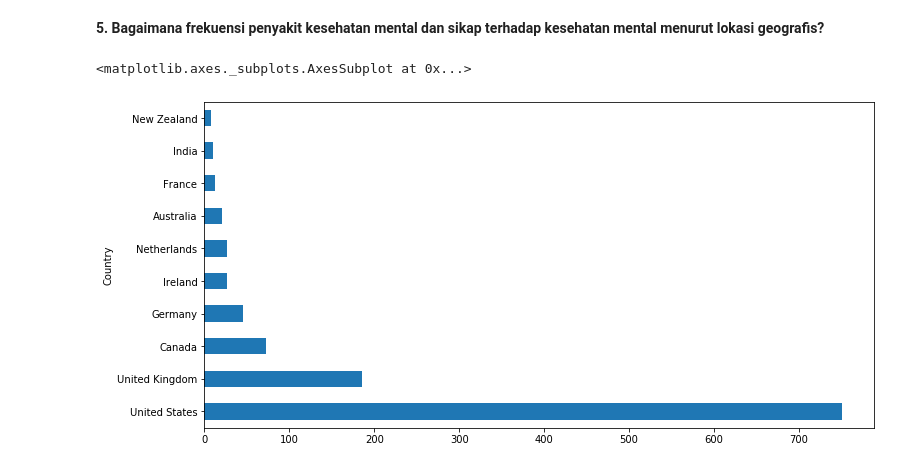
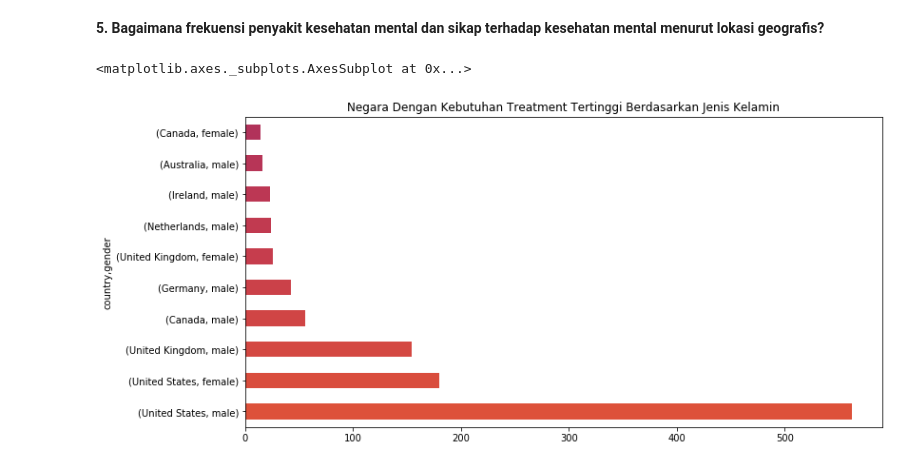
Before and after one commit to moerezapa/Visualisasi-Informasi, a Jupyter notebook: FPVIS_ZapLudia.ipynb, the cells around one changed output. Cells and saved outputs as stored; diff of their text form; code cells hidden in the pictures.

Commit message:
Visualization Update

```diff
--- a/FPVIS_ZapLudia.ipynb
+++ b/FPVIS_ZapLudia.ipynb
@@ -119,0 +140,3 @@ sns.lineplot('year','suicides_no',hue='age',style='age',data=df,hue_norm=LogNorm
+# %%
+data_mentalhealth['self_employed'] = data_mentalhealth['self_employed'].replace([defaultString], 'No')
+#print(data_mentalhealth['self_employed'].unique())
@@ -120,3 +146,6 @@ sns.lineplot('year','suicides_no',hue='age',style='age',data=df,hue_norm=LogNorm
+# %%
+data_mentalhealth['work_interfere'] = data_mentalhealth['work_interfere'].replace([defaultString], 'Don\'t know' )
+#print(data_mentalhealth['work_interfere'].unique())
 # %% [markdown]
 **1. Apakah penyakit kesehatan mental lebih sering terjadi pada pekerja IT dibandingkan dengan yang non-IT?**
 # %%
@@ -242,10 +271,10 @@ Text(0.5, 1.0, 'Jumlah Karyawan vs Layanan Perawatan')
 # %% [markdown]
 **3. Bagaimana persebaran usia responden terhadap kebutuhan perawatan kesehatan mental?**
 # %%
-data_mentalhealth['Age'] = pd.to_numeric(data_mentalhealth['Age'],errors='coerce')
+data_mentalhealth['age'] = pd.to_numeric(data_mentalhealth['age'],errors='coerce')
 def age_process(age):
     if age>=0 and age<=100:
         return age
     else:
         return np.nan
-data_mentalhealth['Age'] = data_mentalhealth['Age'].apply(age_process)
+data_mentalhealth['age'] = data_mentalhealth['age'].apply(age_process)
@@ -295,7 +318,15 @@ anonymous_identity
 # %% [markdown]
 **5. Bagaimana frekuensi penyakit kesehatan mental dan sikap terhadap kesehatan mental menurut lokasi geografis?**
+# %%
+# make color for barplot
+color = cm.inferno_r(np.linspace(.4,.8, 30))
 # %%
-data_mentalhealth.groupby('Country').treatment.count().nlargest(10).plot(kind='barh', figsize=(12,6))
+data_mentalhealth.groupby(['country','gender']).treatment.count().nlargest(10).plot(
+                                                                                    kind = "barh",
+                                                                                    figsize=(12,6),
+                                                                                    color= color,
+                                                                                    title = "Negara Dengan Kebutuhan Treatment Tertinggi Berdasarkan Jenis Kelamin",
+                                                                                    )
 # %% [output]
 <matplotlib.axes._subplots.AxesSubplot at 0x...>
-[figure, old version]
+[figure, new version]
```
Also changed, not shown: parts of 41 cells of this notebook.
